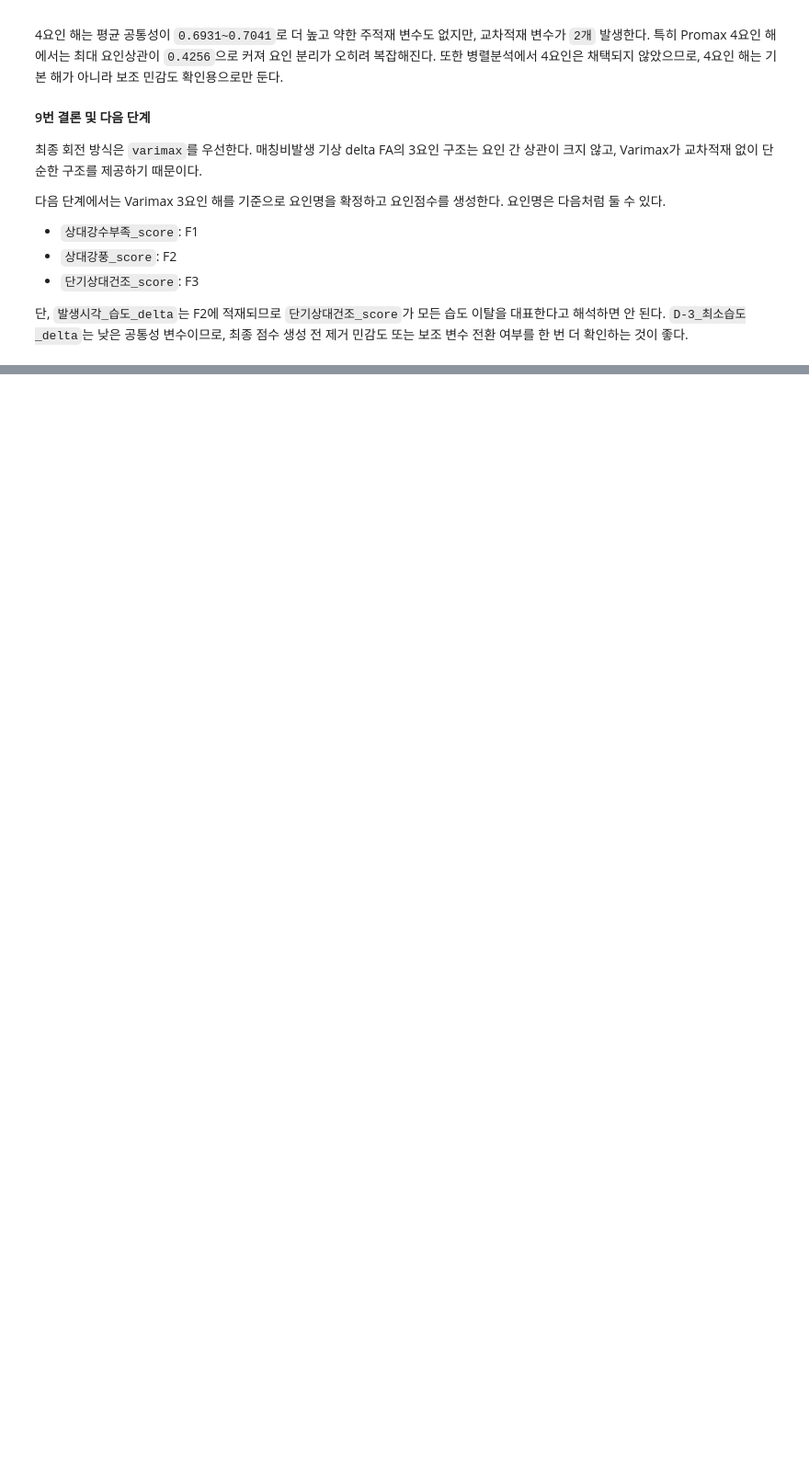
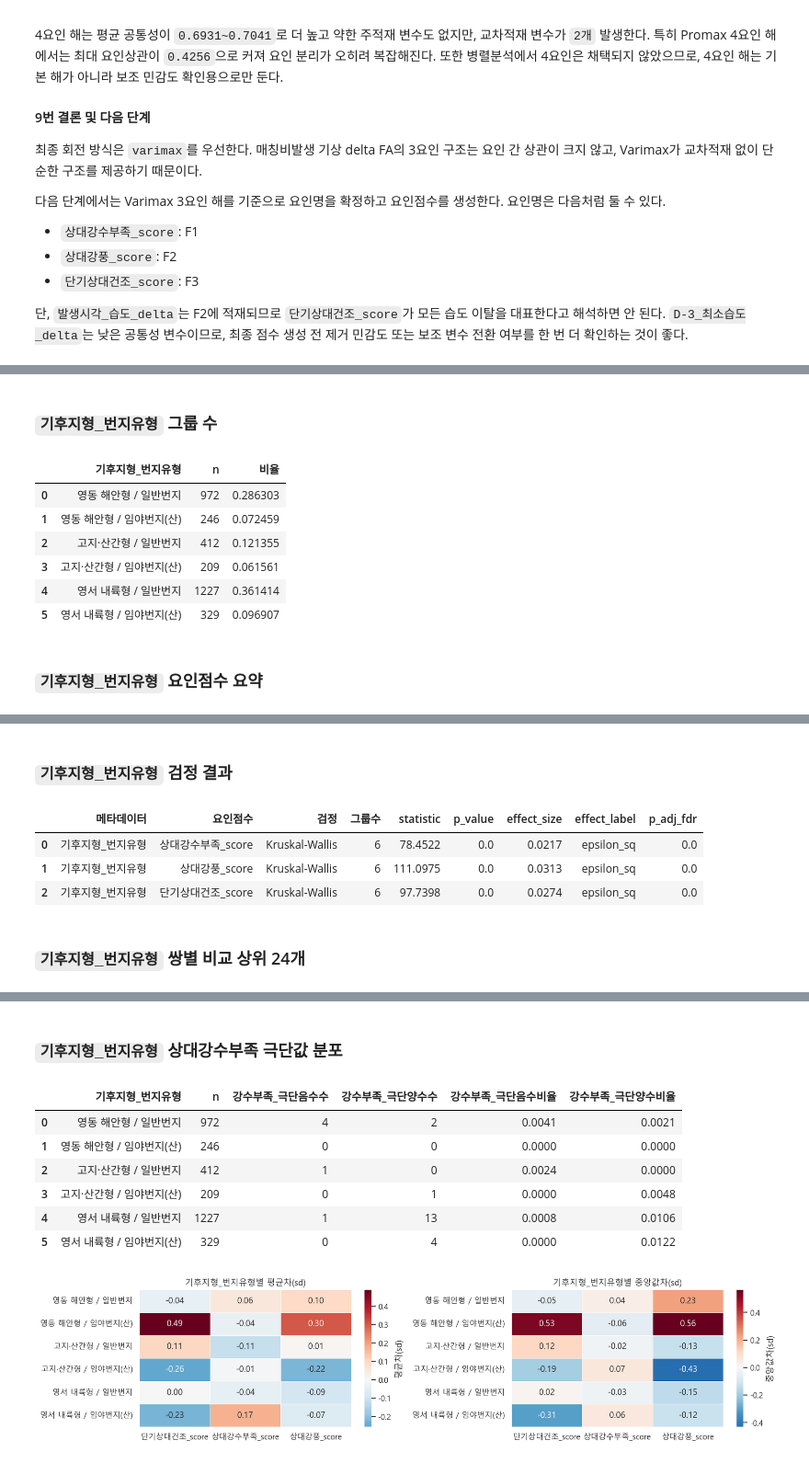
Before and after one commit to Max-JI64/farm-system-public-02, a Jupyter notebook: jsw/Analysis/2026-06-08_FA-매칭비발생.ipynb, the cells around one changed output, grey strips where cells are left out. Shown at 92% size. Cells and saved outputs as stored; diff of their text form; code cells hidden in the pictures; blank space fills up the shorter version.

```diff
--- a/jsw/Analysis/2026-06-08_FA-매칭비발생.ipynb
+++ b/jsw/Analysis/2026-06-08_FA-매칭비발생.ipynb
@@ -2119,0 +3116,27 @@ Promax 요인상관 최대 절대값이 `0.223`으로 0.30 미만이고, Varimax
+# %%
+# 11-3. 기후지형_번지유형별 요인점수 비교
+climate_addr_preferred_order = [
+    "영동 해안형 / 일반번지",
+    "영동 해안형 / 임야번지(산)",
+    "고지·산간형 / 일반번지",
+    "고지·산간형 / 임야번지(산)",
+    "영서 내륙형 / 일반번지",
+    "영서 내륙형 / 임야번지(산)",
+]
+
+matched_climate_addr_result = run_matched_meta_factor_analysis(
+    "기후지형_번지유형",
+    group_order=climate_addr_preferred_order,
+    min_n=10,
+    top_pair_n=24,
+)
+# %% [output]
+### `기후지형_번지유형` 그룹 수
+|  | 기후지형_번지유형 | n | 비율 |
+| 0 | 영동 해안형 / 일반번지 | 972 | 0.286303 |
+| 1 | 영동 해안형 / 임야번지(산) | 246 | 0.072459 |
+| 2 | 고지·산간형 / 일반번지 | 412 | 0.121355 |
+| 3 | 고지·산간형 / 임야번지(산) | 209 | 0.061561 |
+| 4 | 영서 내륙형 / 일반번지 | 1227 | 0.361414 |
+| 5 | 영서 내륙형 / 임야번지(산) | 329 | 0.096907 |
+### `기후지형_번지유형` 요인점수 요약
@@ -2119,0 +3160,6 @@ Promax 요인상관 최대 절대값이 `0.223`으로 0.30 미만이고, Varimax
+### `기후지형_번지유형` 검정 결과
+|  | 메타데이터 | 요인점수 | 검정 | 그룹수 | statistic | p_value | effect_size | effect_label | p_adj_fdr |
+| 0 | 기후지형_번지유형 | 상대강수부족_score | Kruskal-Wallis | 6 | 78.4522 | 0.0 | 0.0217 | epsilon_sq | 0.0 |
+| 1 | 기후지형_번지유형 | 상대강풍_score | Kruskal-Wallis | 6 | 111.0975 | 0.0 | 0.0313 | epsilon_sq | 0.0 |
+| 2 | 기후지형_번지유형 | 단기상대건조_score | Kruskal-Wallis | 6 | 97.7398 | 0.0 | 0.0274 | epsilon_sq | 0.0 |
+### `기후지형_번지유형` 쌍별 비교 상위 24개
@@ -2119,0 +3183,9 @@ Promax 요인상관 최대 절대값이 `0.223`으로 0.30 미만이고, Varimax
+### `기후지형_번지유형` 상대강수부족 극단값 분포
+|  | 기후지형_번지유형 | n | 강수부족_극단음수수 | 강수부족_극단양수수 | 강수부족_극단음수비율 | 강수부족_극단양수비율 |
+| 0 | 영동 해안형 / 일반번지 | 972 | 4 | 2 | 0.0041 | 0.0021 |
+| 1 | 영동 해안형 / 임야번지(산) | 246 | 0 | 0 | 0.0000 | 0.0000 |
+| 2 | 고지·산간형 / 일반번지 | 412 | 1 | 0 | 0.0024 | 0.0000 |
+| 3 | 고지·산간형 / 임야번지(산) | 209 | 0 | 1 | 0.0000 | 0.0048 |
+| 4 | 영서 내륙형 / 일반번지 | 1227 | 1 | 13 | 0.0008 | 0.0106 |
+| 5 | 영서 내륙형 / 임야번지(산) | 329 | 0 | 4 | 0.0000 | 0.0122 |
+[figure, added]
```
Also changed, not shown: parts of 38 cells of this notebook, 1 other file.
